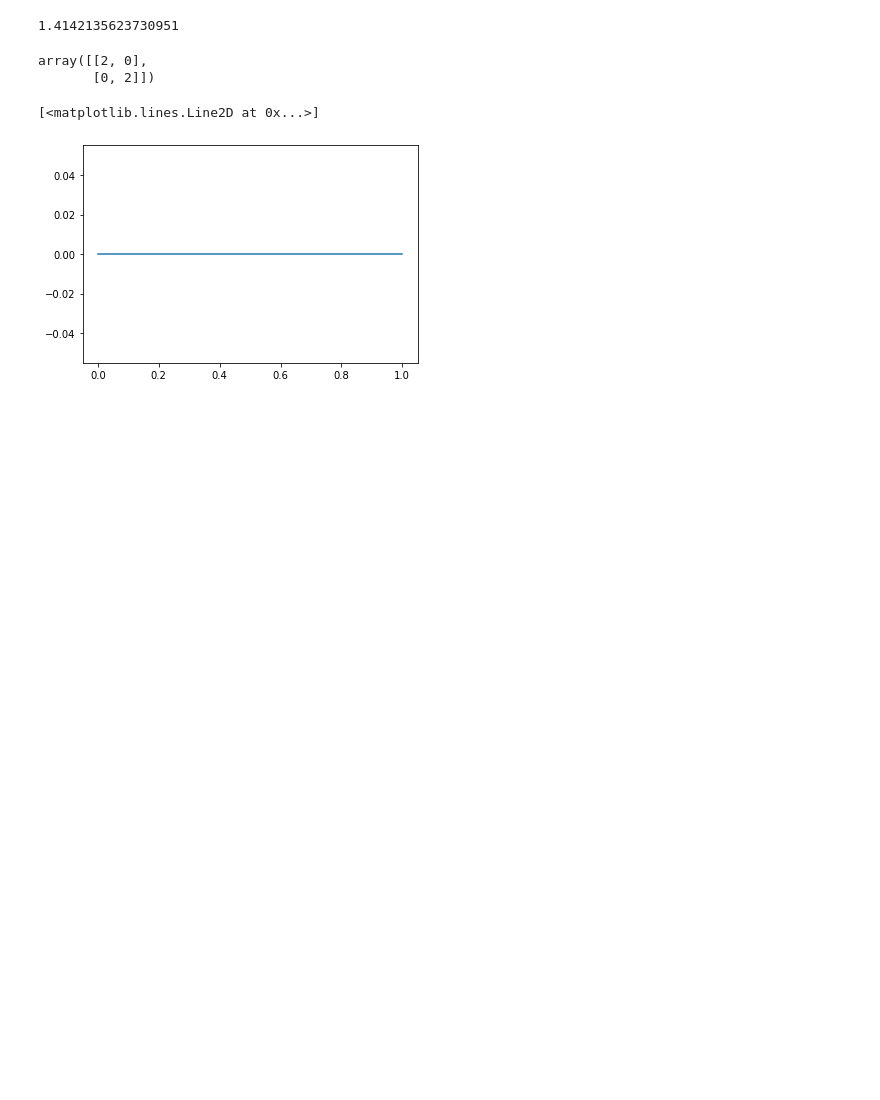
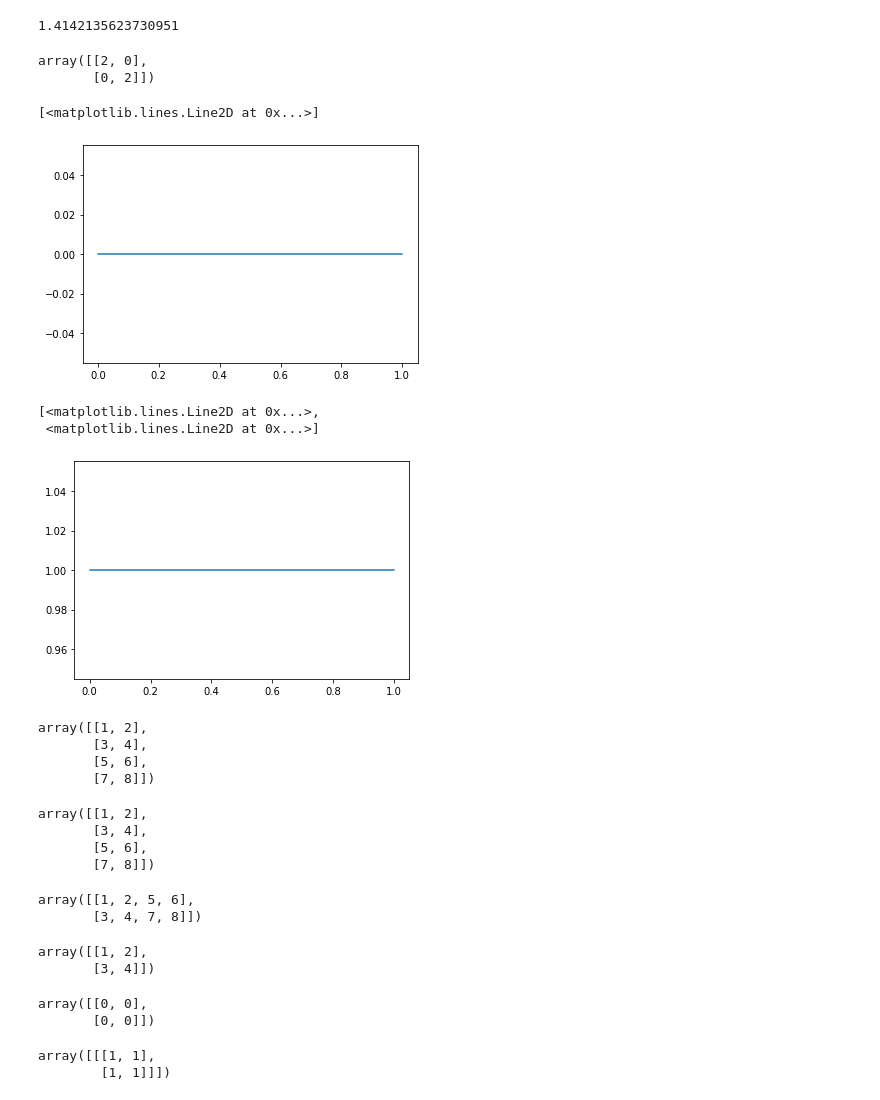
Before and after one commit to tylertastic/Project-3-FFTC, a Jupyter notebook: experiments.ipynb, the cells around one changed output. Cells and saved outputs as stored; diff of their text form; code cells hidden in the pictures; blank space fills up the shorter version.

```diff
--- a/experiments.ipynb
+++ b/experiments.ipynb
@@ -94,3 +94,35 @@ plt.plot(initiator[0], initiator[1])
 # %% [output]
 [<matplotlib.lines.Line2D at 0x...>]
 [figure]
+# %%
+def f():
+    return plt.plot([0,1],[1,1])
+# %%
+2*f()
+# %% [output]
+[<matplotlib.lines.Line2D at 0x...>,
+ <matplotlib.lines.Line2D at 0x...>]
+[figure, added]
+# %%
+a = np.array([[1,2],
+             [3,4]])
+b = np.array([[5,6],
+             [7,8]])
+np.concatenate((a,b))
+# %% [output]
+array([[1, 2],
+       [3, 4],
+       [5, 6],
+       [7, 8]])
+# %%
+np.concatenate((a,b), axis=0)
+# %% [output]
+array([[1, 2],
+       [3, 4],
+       [5, 6],
+       [7, 8]])
+# %%
+np.concatenate((a,b), axis=1)
+# %% [output]
+array([[1, 2, 5, 6],
+       [3, 4, 7, 8]])
@@ -96,0 +131,5 @@ plt.plot(initiator[0], initiator[1])
+# %%
+c+a
+# %% [output]
+array([[1, 2],
+       [3, 4]])
@@ -96,0 +138,11 @@ plt.plot(initiator[0], initiator[1])
+# %%
+d[0]
+# %% [output]
+array([[0, 0],
+       [0, 0]])
+# %%
+d[0] = [[1,1],[1,1]]
+d
+# %% [output]
+array([[[1, 1],
+        [1, 1]]])
```
Also changed, not shown: parts of 5 cells of this notebook, 1 other file.
